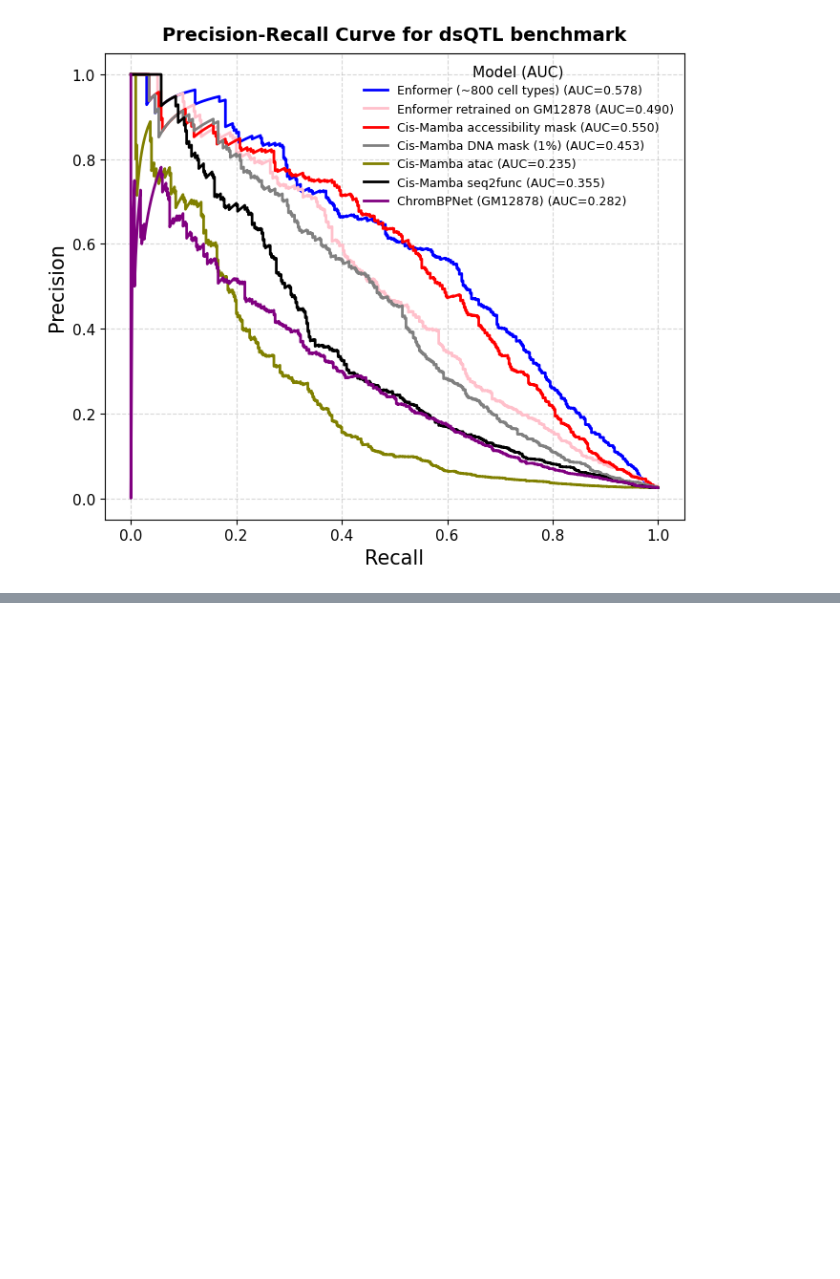
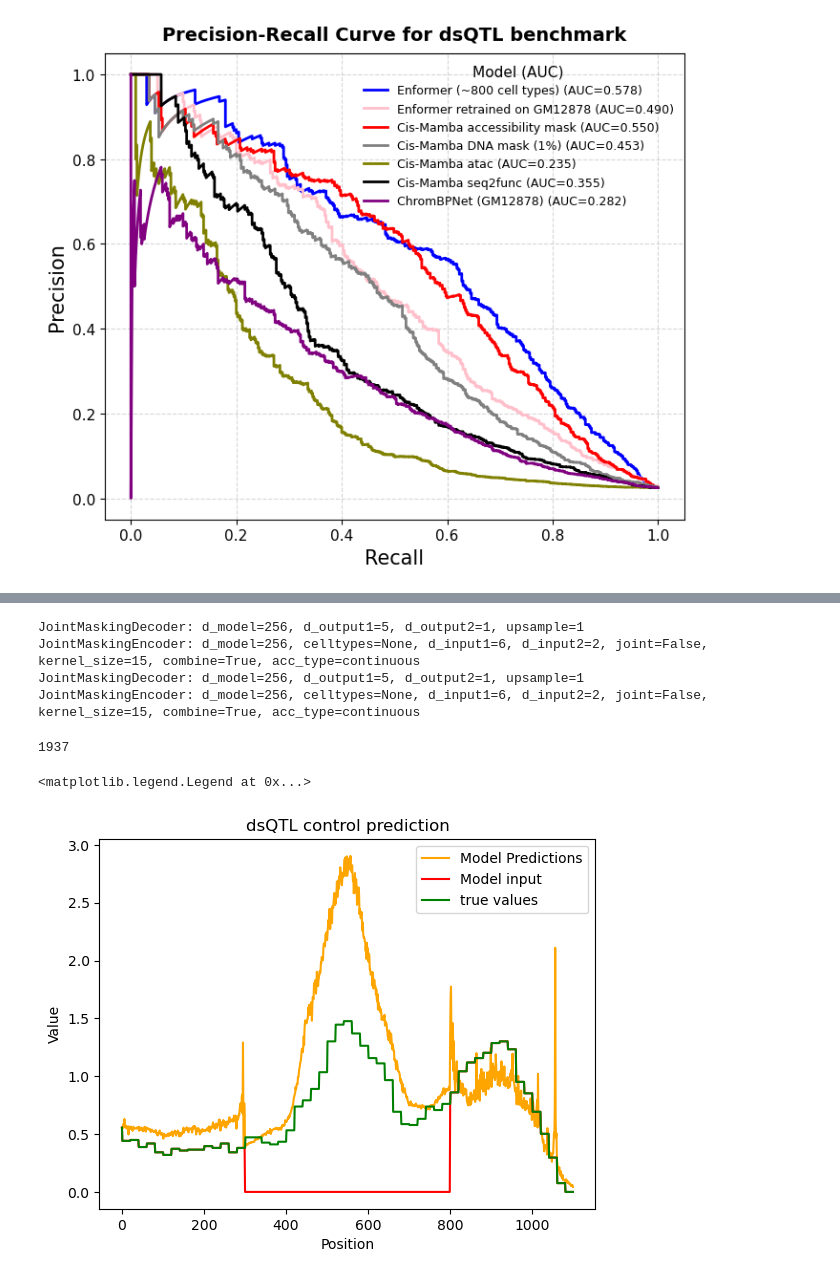
Before and after one commit to Sarthak-Ti/caduceus, a Jupyter notebook: code_test/dsQTL_benchmark6.ipynb, the cells around one changed output, grey strips where cells are left out. Drawn from its saved outputs; the diff is of its cells as text; code cells hidden in the pictures; blank space fills up the shorter version.

Commit message:
weighted masking

```diff
--- a/code_test/dsQTL_benchmark6.ipynb
+++ b/code_test/dsQTL_benchmark6.ipynb
@@ -494,0 +497,18 @@ plot_selected_metric(files, labels, metric_name='logfc', sort_legend_by_auc=Fals
+# %%
+#we can load it in the same way
+import sys
+sys.path.append('/data1/lesliec/sarthak/caduceus/')
+from evals.evals_utils_joint import Evals
+import numpy as np
+import torch
+import matplotlib.pyplot as plt
+from scipy.stats import pearsonr
+ckpt_path = '/data1/lesliec/sarthak/caduceus/outputs/2025-04-28/15-26-30-700432/checkpoints/last.ckpt'
+evals = Evals(ckpt_path)
+ckpt_path = '/data1/lesliec/sarthak/caduceus/outputs/2025-11-07/10-59-41-966623/checkpoints/last.ckpt'
+evals_new = Evals(ckpt_path)
+# %% [output]
+JointMaskingDecoder: d_model=256, d_output1=5, d_output2=1, upsample=1
+JointMaskingEncoder: d_model=256, celltypes=None, d_input1=6, d_input2=2, joint=False, kernel_size=15, combine=True, acc_type=continuous
+JointMaskingDecoder: d_model=256, d_output1=5, d_output2=1, upsample=1
+JointMaskingEncoder: d_model=256, celltypes=None, d_input1=6, d_input2=2, joint=False, kernel_size=15, combine=True, acc_type=continuous
@@ -494,0 +544,4 @@ plot_selected_metric(files, labels, metric_name='logfc', sort_legend_by_auc=Fals
+# %%
+evals.dataset.expand_seqs(chrom,start,end)
+# %% [output]
+1937
@@ -494,0 +550,15 @@ plot_selected_metric(files, labels, metric_name='logfc', sort_legend_by_auc=Fals
+# %%
+si = 524288//2 - 250
+se = 524288//2 + 250
+out = evals.mask(si,se, 1937, mask_accessibility=True)
+plt.plot(out[1][0, si-300:se+300, 0].cpu().numpy(), label='Model Predictions', color='orange')
+plt.plot(out[-1][0, 0, si-300:se+300].cpu().numpy(), label='Model input', color='red')
+plt.plot(out[-3][si-300:se+300,0], label='true values', color='green')
+# plt.axvline(x=mi+5-si+300, color='red', linestyle='--', label='SPI1 Motif')
+plt.xlabel('Position')
+plt.ylabel('Value')
+plt.title('dsQTL control prediction')
+plt.legend()
+# %% [output]
+<matplotlib.legend.Legend at 0x...>
+[figure, added]
```
Also changed, not shown: parts of 17 cells of this notebook, 29 other files.
